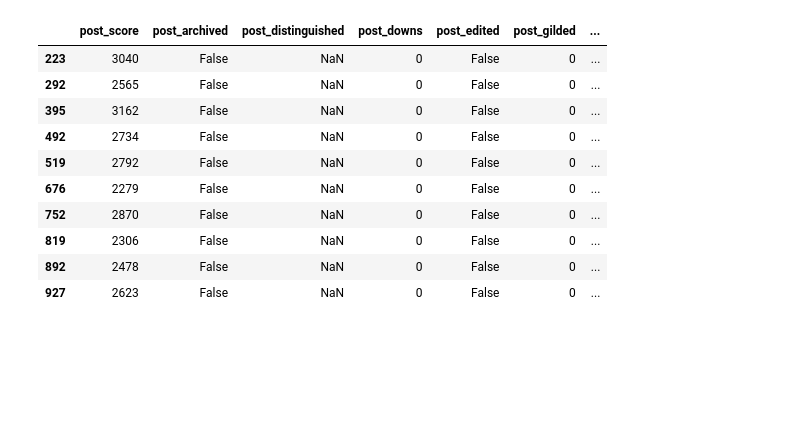
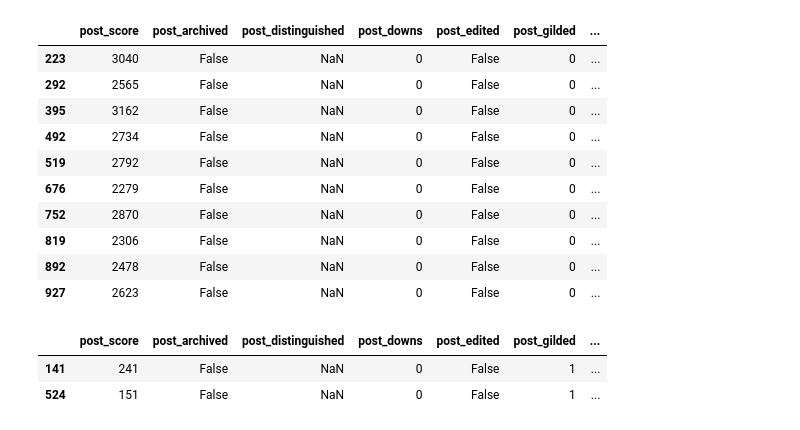
Before and after one commit to rer145/cis572-project, a Jupyter notebook: 4-machine-learning.ipynb, the cells around one changed output. Saved outputs shown, nothing was run; the diff lists cells and outputs as text; code cells hidden in the pictures; blank space fills up the shorter version.

```diff
--- a/4-machine-learning.ipynb
+++ b/4-machine-learning.ipynb
@@ -40,3 +40,9 @@ Min Post Score (Top 25%) 2371.5
 | 819 | 2306 | False | NaN | 0 | False | 0 | ... |
 | 892 | 2478 | False | NaN | 0 | False | 0 | ... |
 | 927 | 2623 | False | NaN | 0 | False | 0 | ... |
+# %%
+df.loc[df['post_gilded'] ]
+# %% [output]
+|  | post_score | post_archived | post_distinguished | post_downs | post_edited | post_gilded | ... |
+| 141 | 241 | False | NaN | 0 | False | 1 | ... |
+| 524 | 151 | False | NaN | 0 | False | 1 | ... |
```
Also changed, not shown: 1 other file.
